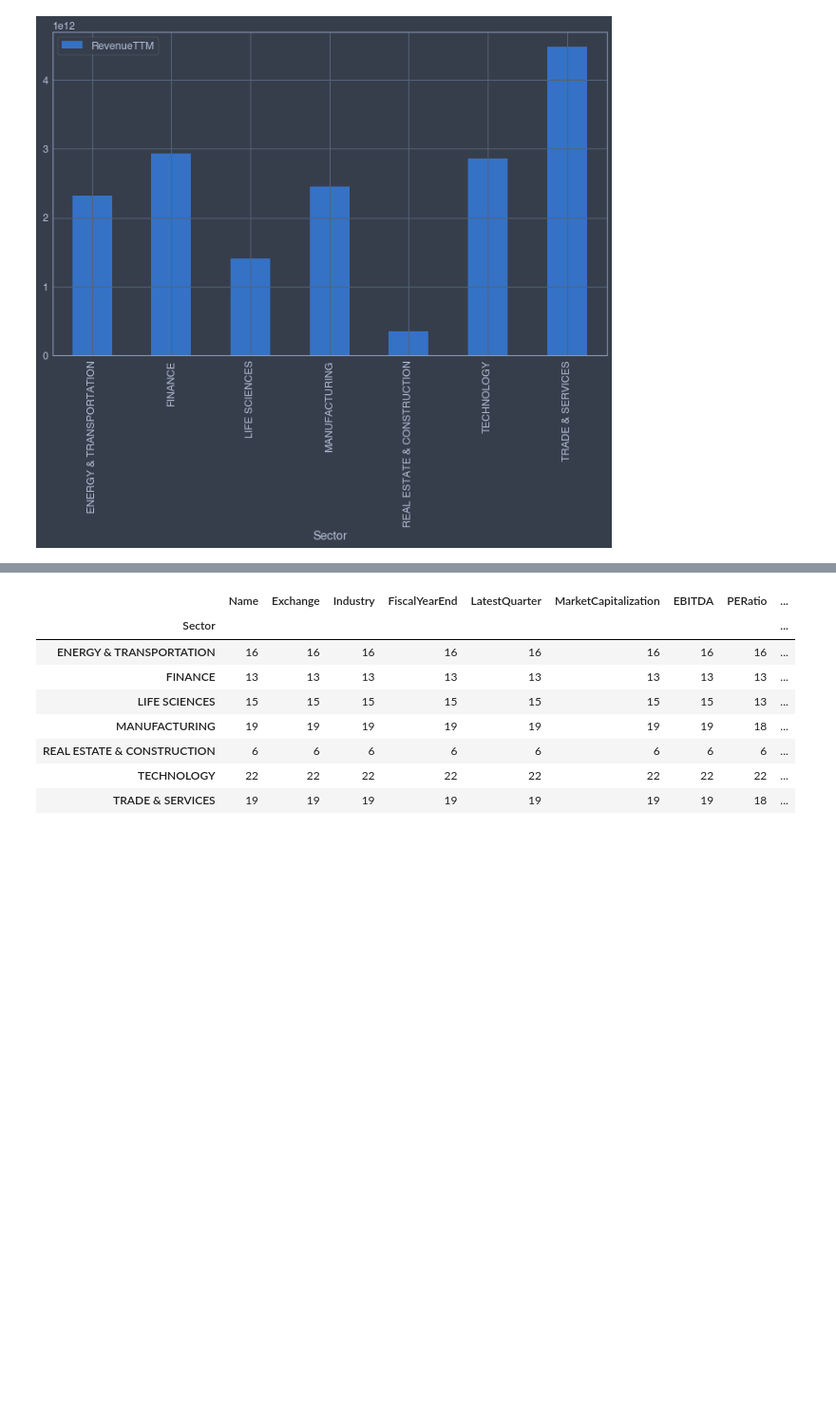
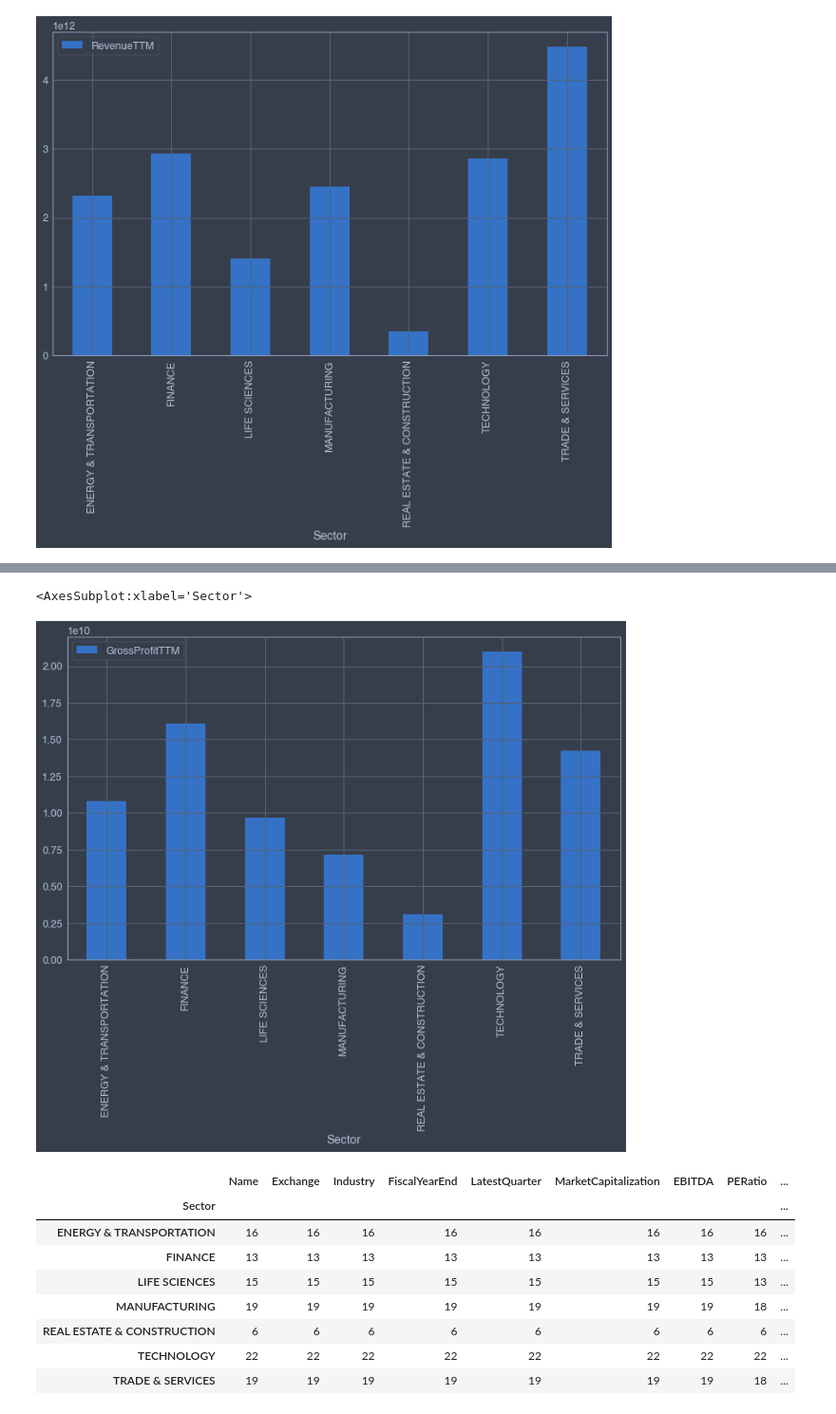
Before and after one commit to fadeeva/stock_market_research, a Jupyter notebook: Portfolio/Asset_Selection.ipynb, the cells around one changed output, grey strips where cells are left out. Shown at 95% size. Drawn from its saved outputs; the diff is of its cells as text; code cells hidden in the pictures; blank space fills up the shorter version.

```diff
--- a/Portfolio/Asset_Selection.ipynb
+++ b/Portfolio/Asset_Selection.ipynb
@@ -1261,3 +1329,8 @@ data.groupby('Sector').agg({'RevenueTTM': 'sum'}).plot(kind='bar')
+# %%
+data.groupby('Sector').agg({'GrossProfitTTM': 'mean'}).plot(kind='bar')
+# %% [output]
+<AxesSubplot:xlabel='Sector'>
+[figure, added]
 # %%
 data[data['Beta']>1].groupby('Sector').count()
 # %% [output]
```
Also changed, not shown: parts of 13 cells of this notebook.
